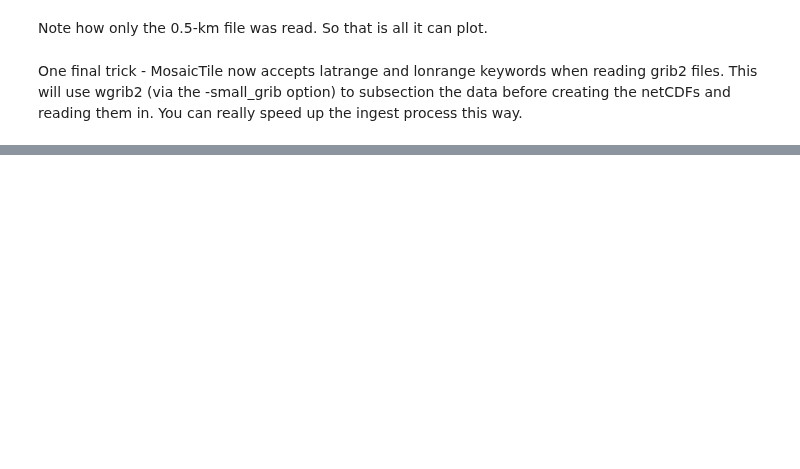
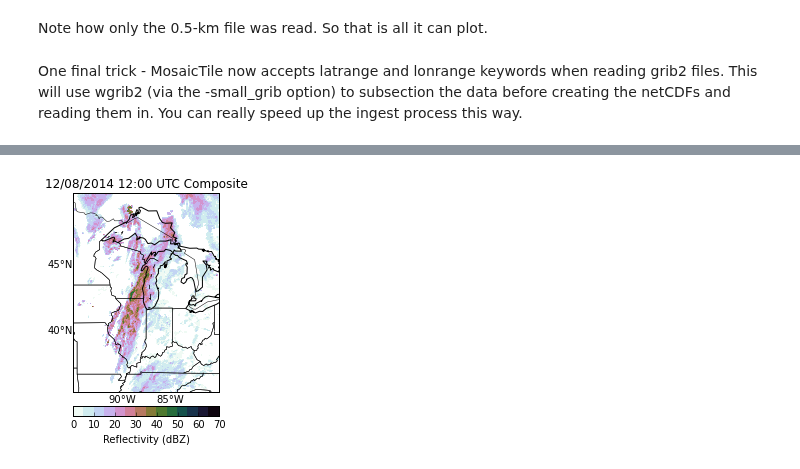
Before and after one commit to nasa/MMM-Py, a Jupyter notebook: notebooks/Grib_Read_Demo.ipynb, the cells around one changed output, grey strips where cells are left out. Saved outputs shown, nothing was run; the diff lists cells and outputs as text; code cells hidden in the pictures; blank space fills up the shorter version.

```diff
--- a/notebooks/Grib_Read_Demo.ipynb
+++ b/notebooks/Grib_Read_Demo.ipynb
@@ -117,0 +133,11 @@ display.plot_horiz()
+# %%
+# Composite output
+tile = mmmpy.MosaicTile(filename=gf, latrange=[35,50], lonrange=[-95,-80])
+tile.output_composite('comp.dat.gz')
+tile_new = mmmpy.MosaicTile('comp.dat.gz')
+display = mmmpy.MosaicDisplay(tile_new)
+display.plot_horiz(latrange=[tile_new.Latitude.min(), tile_new.Latitude.max()],
+                   lonrange=[tile_new.Longitude.min(), tile_new.Longitude.max()],
+                   cmap='cubehelix_r', parallels=5, meridians=5)
+# %% [output]
+[figure, added]
```
Also changed, not shown: parts of 14 cells of this notebook, 4 other files.
